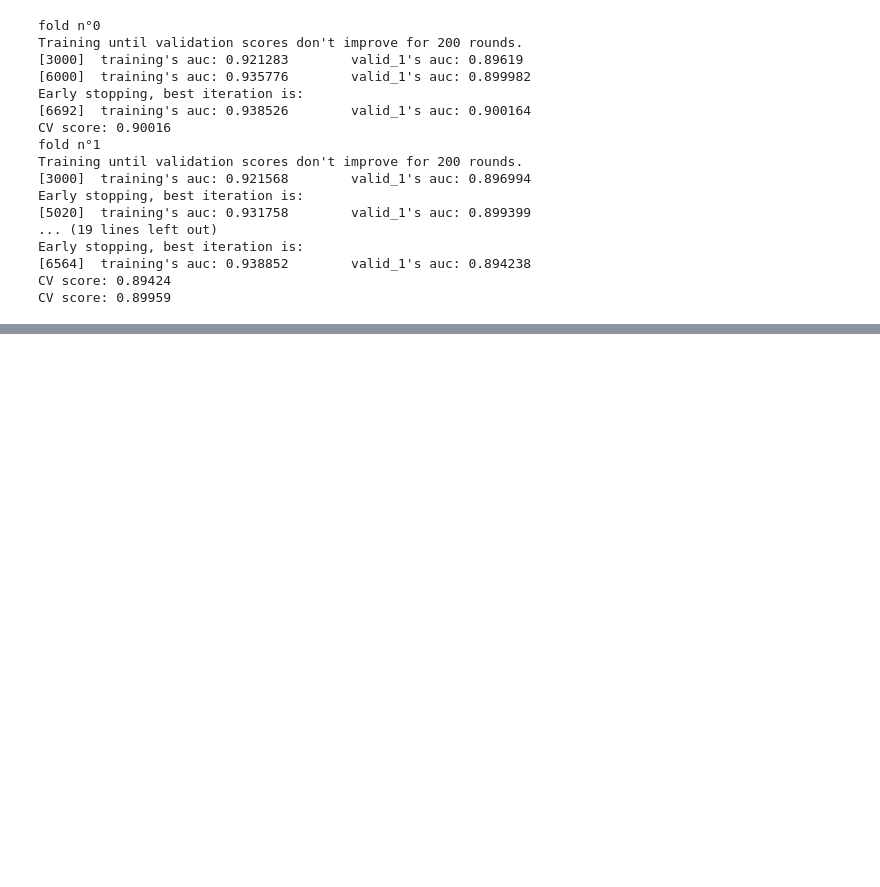
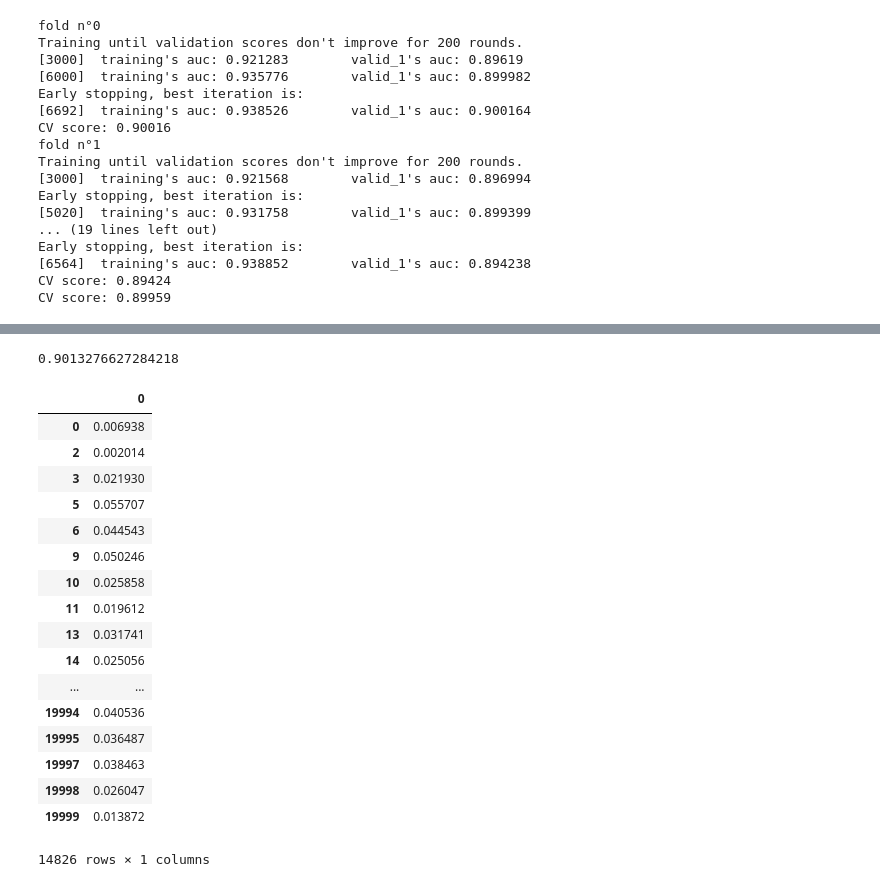
Before and after one commit to SONG-WONHO/Kaggle-Santander, a Jupyter notebook: 01 EDA - Simple.ipynb, the cells around one changed output, grey strips where cells are left out. Saved outputs shown, nothing was run; the diff lists cells and outputs as text; code cells hidden in the pictures; blank space fills up the shorter version.

```diff
--- a/01 EDA - Simple.ipynb
+++ b/01 EDA - Simple.ipynb
@@ -422,0 +335,2 @@ meta
+# %%
+train = temp[['index', 'new_target']].merge(train.reset_index(), on='index', how='left').drop(['index', 'ID_code', 'target'], axis=1)
@@ -422,0 +407,6 @@ meta
+# %%
+roc_auc_score(cv_test.target, clf.predict(cv_test[train_columns]))
+# %% [output]
+0.9013276627284218
+# %%
+new = pd.DataFrame(clf.predict(cv_test[train_columns]))
@@ -422,0 +419,21 @@ meta
+# %%
+new[new[0] <= 0.1]
+# %% [output]
+|  | 0 |
+| 0 | 0.006938 |
+| 2 | 0.002014 |
+| 3 | 0.021930 |
+| 5 | 0.055707 |
+| 6 | 0.044543 |
+| 9 | 0.050246 |
+| 10 | 0.025858 |
+| 11 | 0.019612 |
+| 13 | 0.031741 |
+| 14 | 0.025056 |
+| ... | ... |
+| 19994 | 0.040536 |
+| 19995 | 0.036487 |
+| 19997 | 0.038463 |
+| 19998 | 0.026047 |
+| 19999 | 0.013872 |
+14826 rows × 1 columns
```
Also changed, not shown: parts of 49 cells of this notebook.
